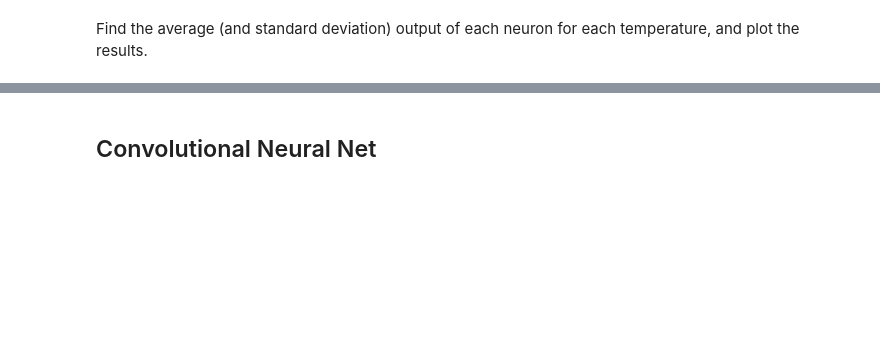
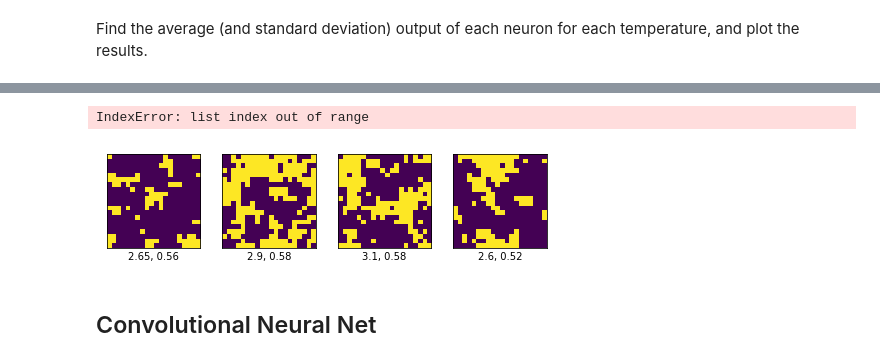
Before and after one commit to DanielJCase/Ising-Deep-Learning, a Jupyter notebook: Ising_NN.ipynb, the cells around one changed output, grey strips where cells are left out. Drawn from its saved outputs; the diff is of its cells as text; code cells hidden in the pictures; blank space fills up the shorter version.

```diff
--- a/Ising_NN.ipynb
+++ b/Ising_NN.ipynb
@@ -180,3 +177,16 @@ print(val_lbl_data[idx],val_Temp_data[idx],low_predict[idx])
+# %%
+plt.figure(figsize=(10,10))
+for i in range(25):
+    idx=bad_predictions[i]
+    plt.subplot(5,5,i+1)
+    plt.xticks([])
+    plt.yticks([])
+    plt.grid(False)
+    plt.imshow(val_img_data[idx])
+    plt.xlabel(f'{val_Temp_data[idx]}, {low_predict[idx]:.2f}')
+# %% [output]
+IndexError: list index out of range
+[figure, added]
 # %%
 #df2.plot(x='Temp',y='pred_low',marker='o')
 #df2.plot(x='Temp',y='pred_high',marker='o')
```
Also changed, not shown: parts of 19 cells of this notebook, 2 other files.
